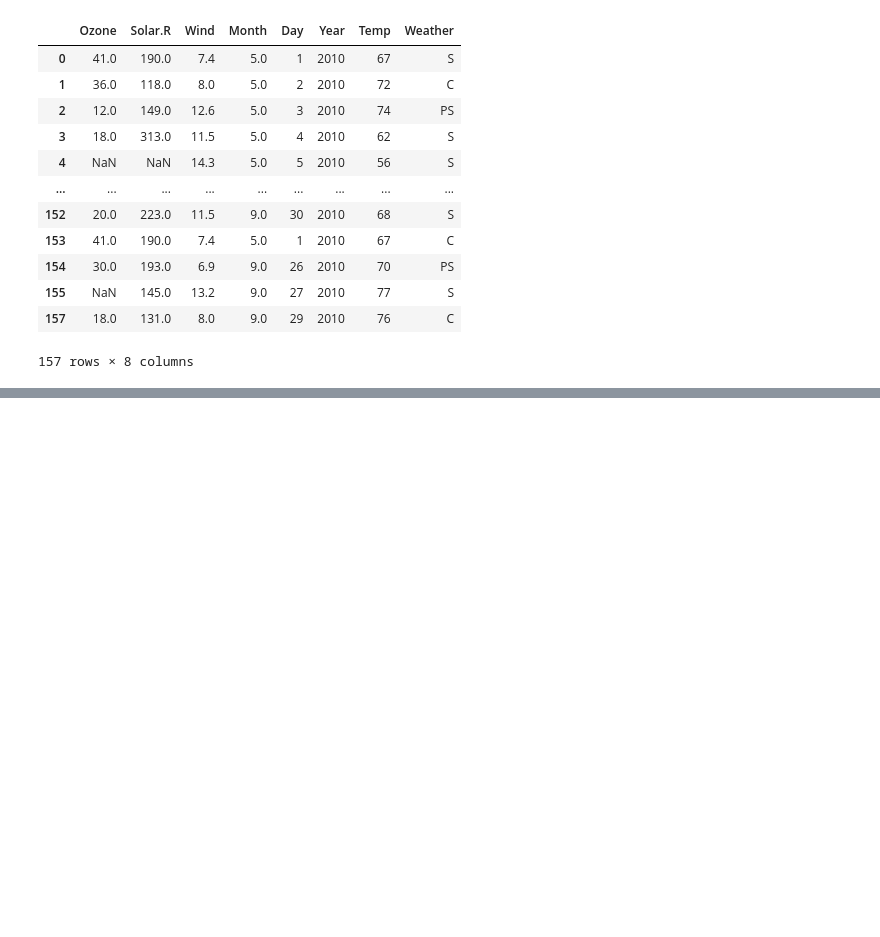
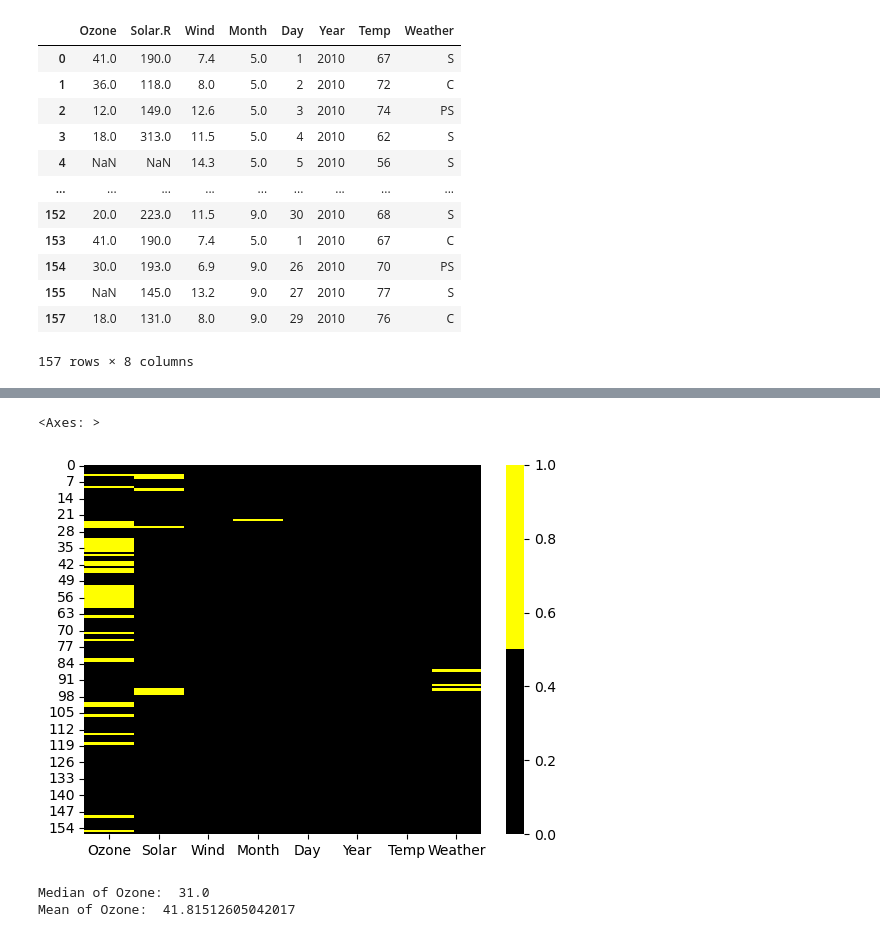
Before and after one commit to deepikareddy-22/AIML-TASK, a Jupyter notebook: EDA1_Practice.ipynb, the cells around one changed output, grey strips where cells are left out. Saved outputs shown, nothing was run; the diff lists cells and outputs as text; code cells hidden in the pictures; blank space fills up the shorter version.

```diff
--- a/EDA1_Practice.ipynb
+++ b/EDA1_Practice.ipynb
@@ -118,0 +125,5 @@ data1
+# %%
+# Rename the columns
+# change column names (Rename the columns)
+data1.rename({'Solar.R': 'Solar'}, axis=1, inplace = True)
+data1
@@ -118,0 +176,18 @@ data1
+# %%
+#visualize data1 missing values using heat map
+cols = data1.columns
+colors = ['black', 'yellow']
+sns.heatmap(data1[cols].isnull(),cmap=sns.color_palette(colors),cbar = True)
+# %% [output]
+<Axes: >
+[figure, added]
+# %%
+#find the mean and median values of each numeric columns
+#Imputation of missing value with median
+median_ozone = data1["Ozone"].median()
+mean_ozone = data1["Ozone"].mean()
+print("Median of Ozone: ", median_ozone)
+print("Mean of Ozone: ", mean_ozone)
+# %% [output]
+Median of Ozone:  31.0
+Mean of Ozone:  41.81512605042017
```
Also changed, not shown: parts of 7 cells of this notebook.
